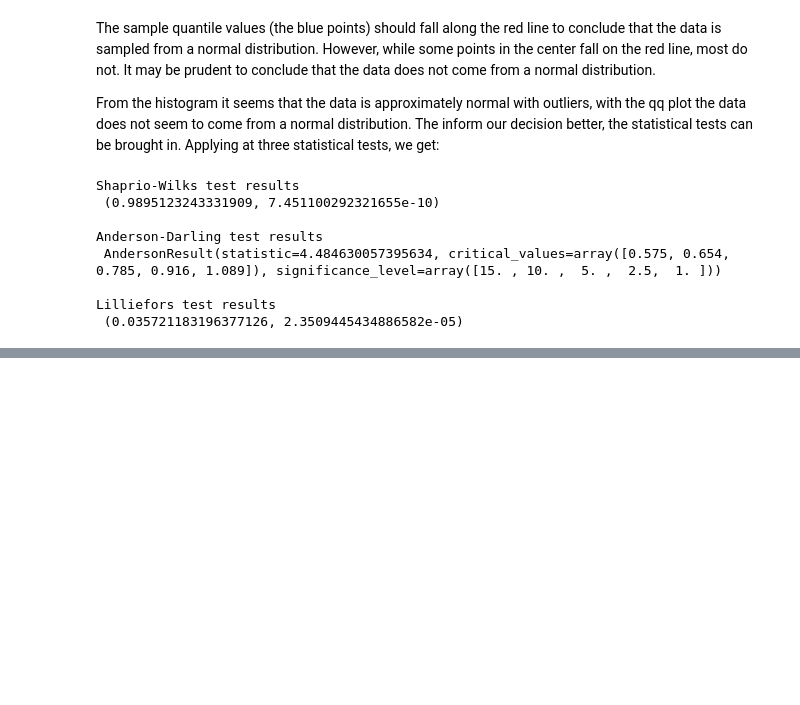
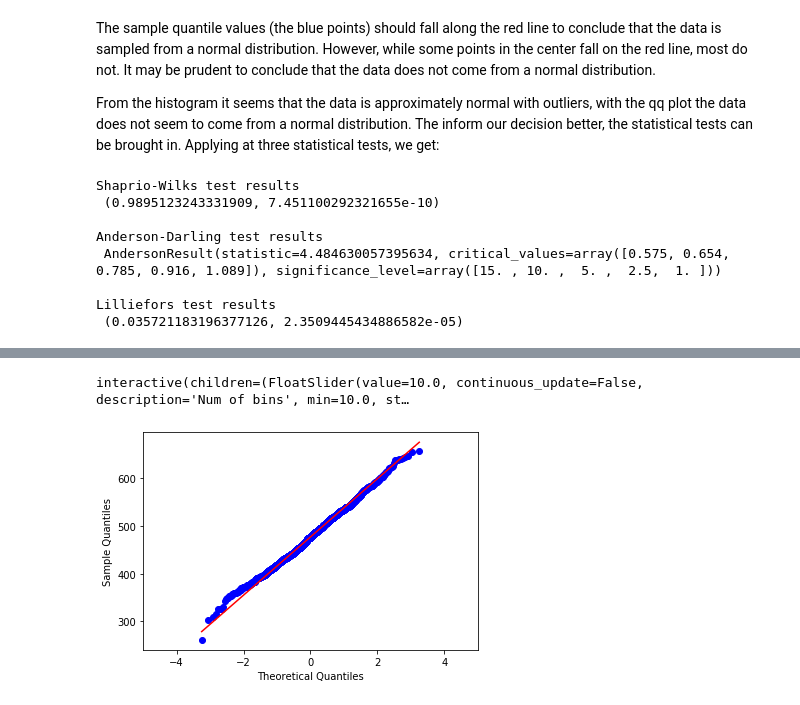
Before and after one commit to colaberry/DSin100days, a Jupyter notebook: notebooks/normality_tests/Normality tests- Using statistical tests.ipynb, the cells around one changed output, grey strips where cells are left out. Drawn from its saved outputs; the diff is of its cells as text; code cells hidden in the pictures; blank space fills up the shorter version.

Commit message:
finished writing the normality tests - graphical tests notebook

```diff
--- a/notebooks/normality_tests/Normality tests- Using statistical tests.ipynb
+++ b/notebooks/normality_tests/Normality tests- Using statistical tests.ipynb
@@ -261,9 +252,0 @@ import pandas as pd
-# %%
-sat_scores_data = pd.read_excel("SAT__2015_2016.xls")
-
-read_score = sat_scores_data["AvgScrRead"].dropna()
-read_score_cleaned = read_score[read_score!="*"]
-
-read_score_cleaned = pd.to_numeric(read_score_cleaned)
-plt.hist(read_score_cleaned.values, bins=10)
-plt.show()
@@ -300,0 +253,25 @@ sat_scores_data
+# %%
+# drop nans and cleaning the data, converting strings to numeric values
+reading_score = sat_scores_data["AvgScrRead"].dropna()
+reading_score_cleaned = reading_score[reading_score!="*"]
+reading_score_cleaned = pd.to_numeric(reading_score_cleaned)
+
+
+
+# callback function for the slider
+def change_bins(number_bins):
+
+    # plotly express histogram
+    return px.histogram(reading_score_cleaned.to_frame(name="avgscrread"), x="avgscrread", nbins=int(number_bins), title="Figure 2")
+
+
+slider_obj =  widgets.FloatSlider(value=10, min=10, max=100,step=5, description="Num of bins", continuous_update=False)
+interact(change_bins, number_bins=slider_obj);
+# %% [output]
+interactive(children=(FloatSlider(value=10.0, continuous_update=False, description='Num of bins', min=10.0, st…
+# %%
+fig = sm.qqplot(reading_score_cleaned.values, sps.distributions.norm, loc=0, scale=1, line="q")
+plt.xlim([-5,5])
+plt.show()
+# %% [output]
+[figure, added]
```
Also changed, not shown: parts of 23 cells of this notebook.
